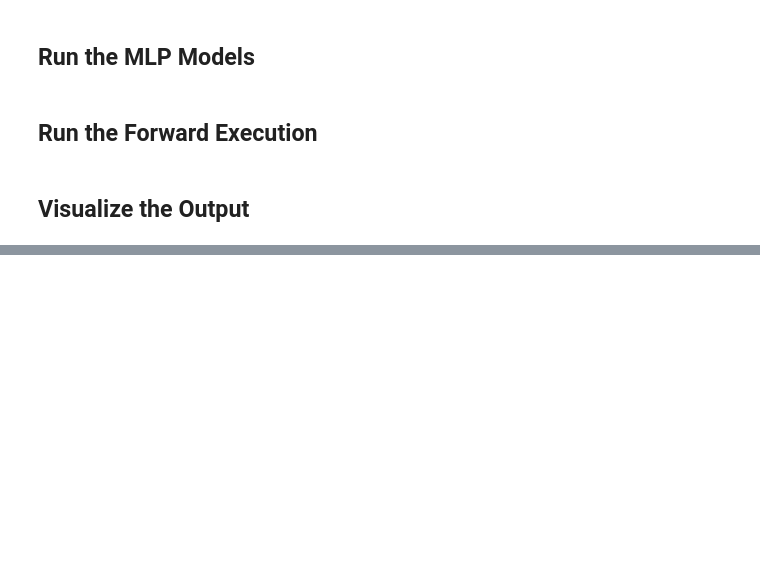
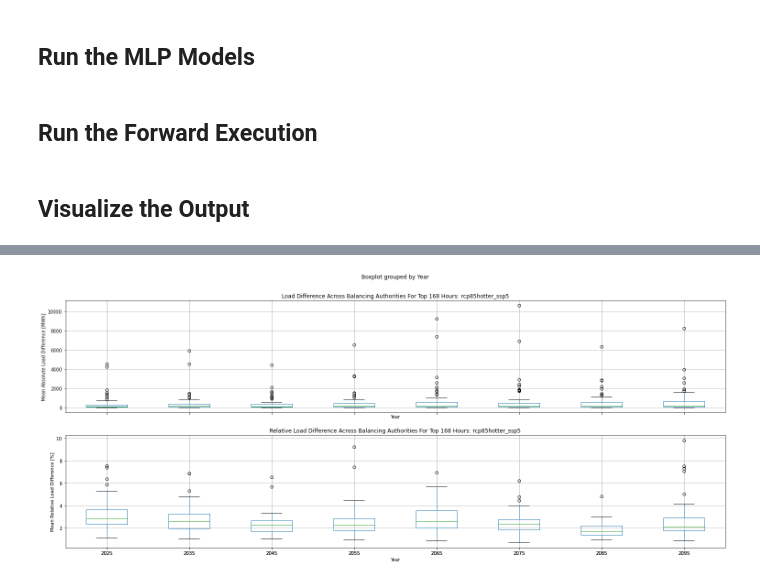
Before and after one commit to IMMM-SFA/tell, a Jupyter notebook: notebooks/tell_runs_exp_group_b.ipynb, the cells around one changed output, grey strips where cells are left out. Saved outputs shown, nothing was run; the diff lists cells and outputs as text; code cells hidden in the pictures; blank space fills up the shorter version.

```diff
--- a/notebooks/tell_runs_exp_group_b.ipynb
+++ b/notebooks/tell_runs_exp_group_b.ipynb
@@ -233,0 +511,10 @@ for i in state_names:
+# %%
+plot_peak_load_variability(plot_bas = True,
+                           top_x_hours = 168,
+                           scenario_to_plot = 'rcp85hotter_ssp5',
+                           data_input_dir = tell_data_dir,
+                           image_output_dir = '/Users/burl878/Documents/code_repos/tell/tell/production_visualizations',
+                           image_resolution = 125,
+                           save_images = True)
+# %% [output]
+[figure, added]
```
Also changed, not shown: parts of 4 cells of this notebook, 2 other files.
